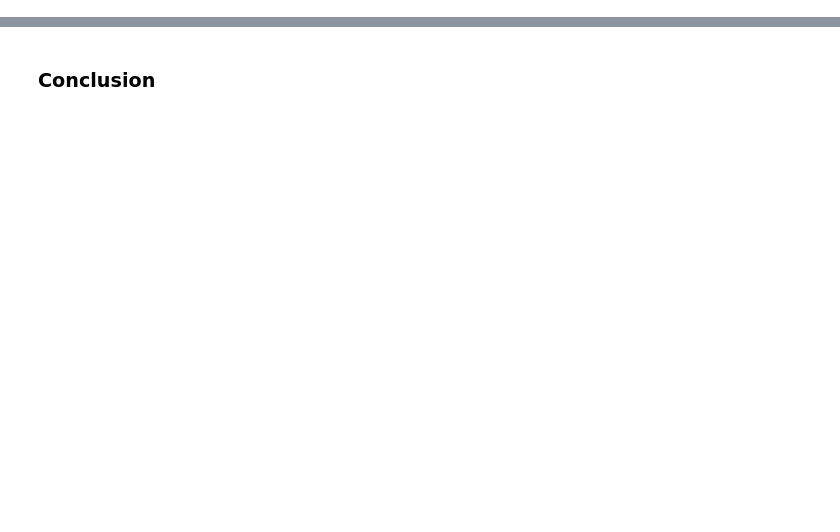
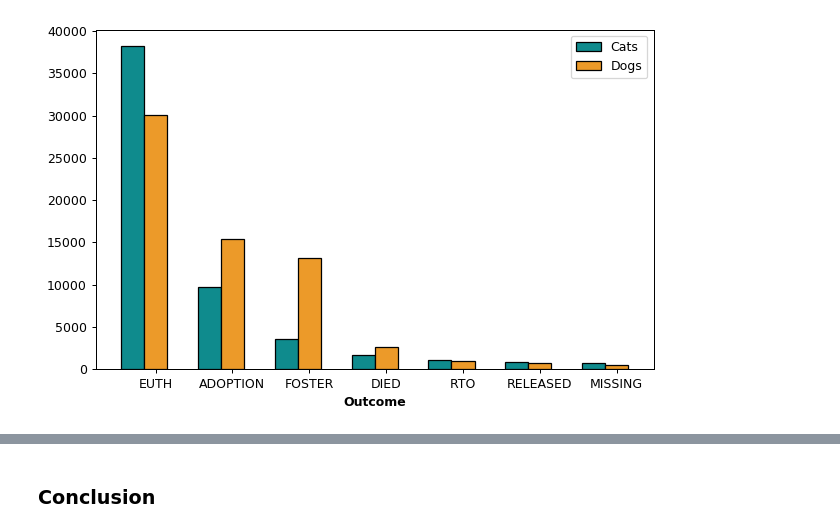
Before and after one commit to kangacopter/animalServicesAnalysis, a Jupyter notebook: AnimalServicesAnalysis.ipynb, the cells around one changed output, grey strips where cells are left out. Saved outputs shown, nothing was run; the diff lists cells and outputs as text; code cells hidden in the pictures; blank space fills up the shorter version.

Commit message:
Graphs graphs graphs

```diff
--- a/AnimalServicesAnalysis.ipynb
+++ b/AnimalServicesAnalysis.ipynb
@@ -43,0 +71,34 @@ animalservices_data.to_sql('animalservices_data', conn, if_exists='replace')
+# %%
+# Dog outcomes
+dogOutcomes = pd.read_sql_query("""
+    SELECT
+    DISTINCT OutcomeType as 'Outcome',
+    COUNT(*) as 'Count'
+    FROM animalservices_data
+    WHERE AnimalType = 'DOG'
+    AND (OutcomeType = "EUTH"
+    OR OutcomeType = "DIED"
+    OR OutcomeType = "ADOPTION"
+    OR OutcomeType = "MISSING"
+    OR OutcomeType = "FOSTER"
+    OR OutcomeType = "RTO"
+    OR OutcomeType = "RELEASED")
+    GROUP BY OutcomeType
+    ORDER BY Count DESC
+    ;
+""", conn)
+# %%
+# Bar chart for outcome
+barWidth = 0.30
+bars1 = catOutcomes["Count"]
+bars2 = dogOutcomes["Count"]
+r1 = np.arange(len(bars1))
+r2 = [x + barWidth for x in r1]
+plt.bar(r1, bars1, color='#0F8B8D', width=barWidth, edgecolor='black', label='Cats')
+plt.bar(r2, bars2, color='#EC9A29', width=barWidth, edgecolor='black', label='Dogs')
+plt.xlabel('Outcome', fontweight='bold')
+plt.xticks([r + barWidth for r in range(len(bars1))], catOutcomes["Outcome"])
+plt.legend()
+plt.show()
+# %% [output]
+[figure, added]
```
Also changed, not shown: parts of 27 cells of this notebook, 2 other files.
